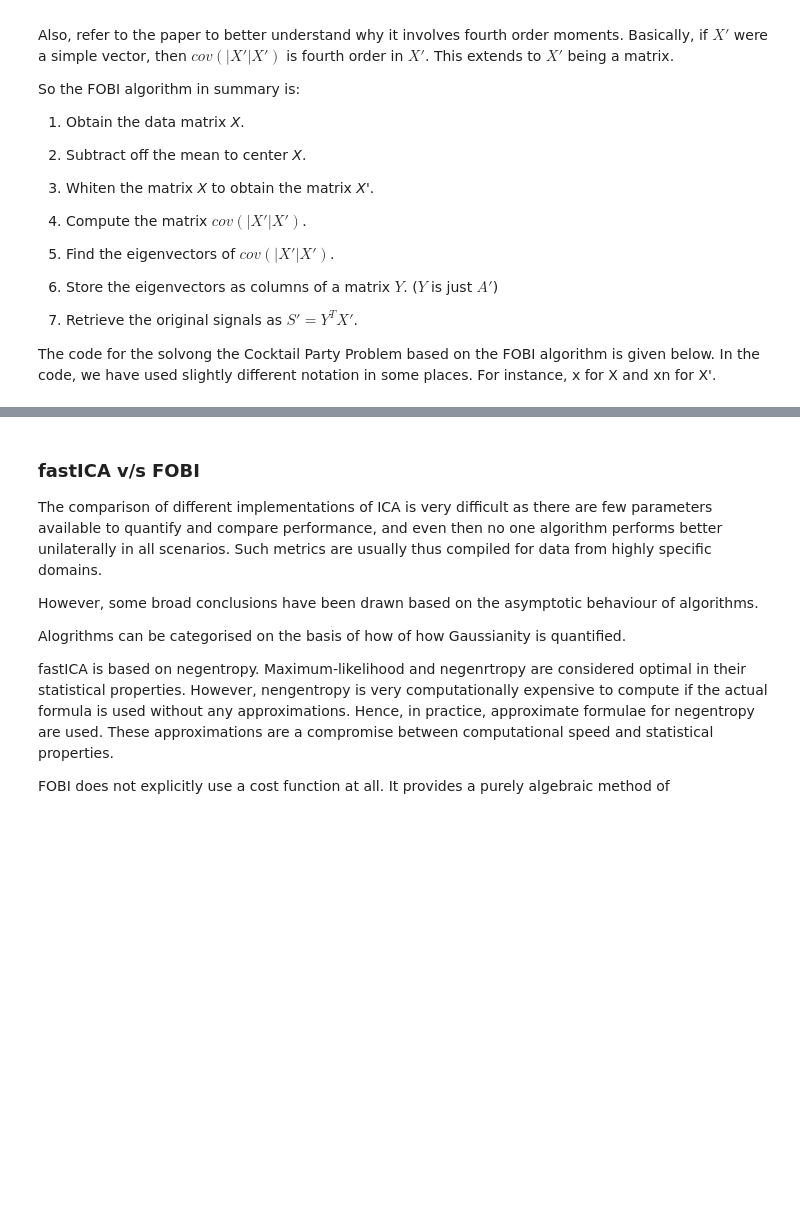
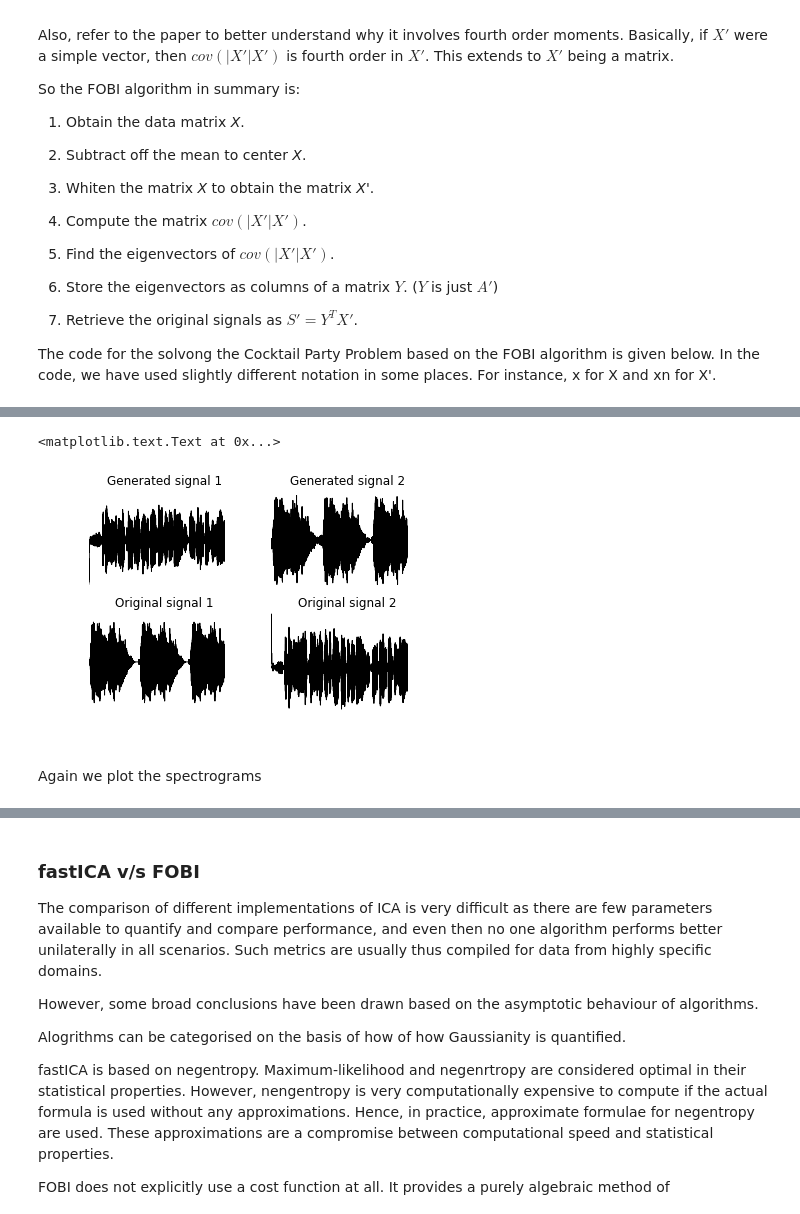
Before and after one commit to riddhishb/ipython-notebooks, a Jupyter notebook: Cocktail Party Problem/PCA_ICA_FOBI.ipynb, the cells around one changed output, grey strips where cells are left out. Saved outputs shown, nothing was run; the diff lists cells and outputs as text; code cells hidden in the pictures; blank space fills up the shorter version.

```diff
--- a/Cocktail Party Problem/PCA_ICA_FOBI.ipynb
+++ b/Cocktail Party Problem/PCA_ICA_FOBI.ipynb
@@ -684,0 +626,52 @@ Number of samples:  50000
+# %%
+# Perform FOBI.
+norm_xn = LA.norm(xn, axis=0)
+norm = [norm_xn, norm_xn]
+
+cov2 = np.cov(np.multiply(norm, xn))
+
+d_n, Y = LA.eigh(cov2)
+
+source = np.dot(np.transpose(Y), xn)
+
+# Plot the separated sources.
+time = np.arange(0, n, 1)
+time = time / samplingRate
+time = time * 1000  # convert to milliseconds
+
+plt.figure()
+plt.subplot(2, 2, 1).set_axis_off()
+plt.plot(time, source[0], color='k')
+plt.ylabel('Amplitude')
+plt.xlabel('Time (ms)')
+plt.title("Generated signal 1")
+
+plt.subplot(2, 2, 2).set_axis_off()
+plt.plot(time, source[1], color='k')
+plt.ylabel('Amplitude')
+plt.xlabel('Time (ms)')
+plt.title("Generated signal 2")
+
+# Plot the actual sources for comparison.
+samplingRate, orig1 = wavfile.read('FOBI/Sounds/source1.wav')
+orig1 = orig1 / 255.0 - 0.5  # uint8 takes values from 0 to 255
+
+plt.subplot(2, 2, 3).set_axis_off()
+plt.plot(time, orig1, color='k')
+plt.ylabel('Amplitude')
+plt.xlabel('Time (ms)')
+plt.title("Original signal 1")
+
+samplingRate, orig2 = wavfile.read('FOBI/Sounds/source2.wav')
+orig2 = orig2 / 255.0 - 0.5  # uint8 takes values from 0 to 255
+
+plt.subplot(2, 2, 4).set_axis_off()
+plt.plot(time, orig2, color='k')
+plt.ylabel('Amplitude')
+plt.xlabel('Time (ms)')
+plt.title("Original signal 2")
+# %% [output]
+<matplotlib.text.Text at 0x...>
+[figure, added]
+# %% [markdown]
+Again we plot the spectrograms
```
Also changed, not shown: parts of 6 cells of this notebook.
